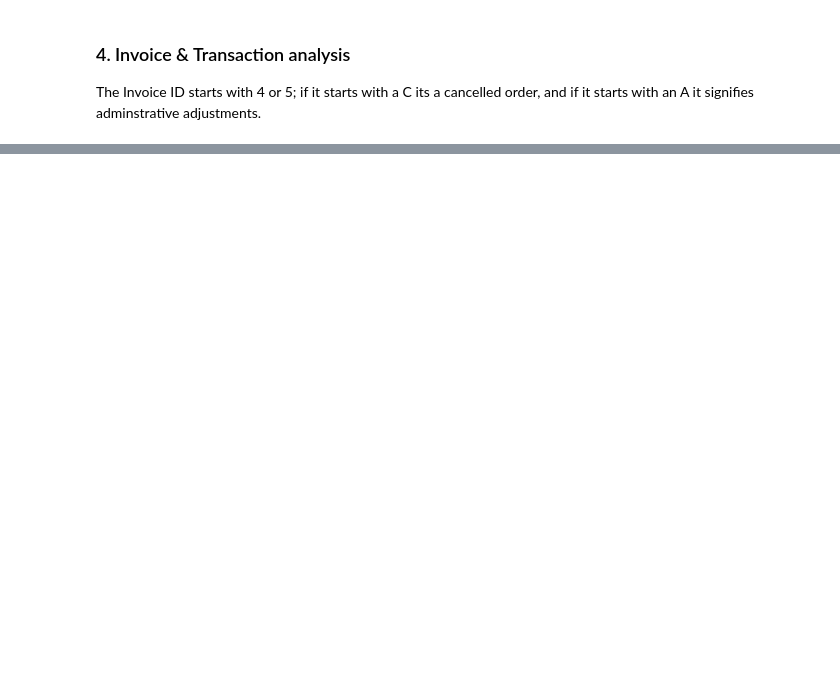
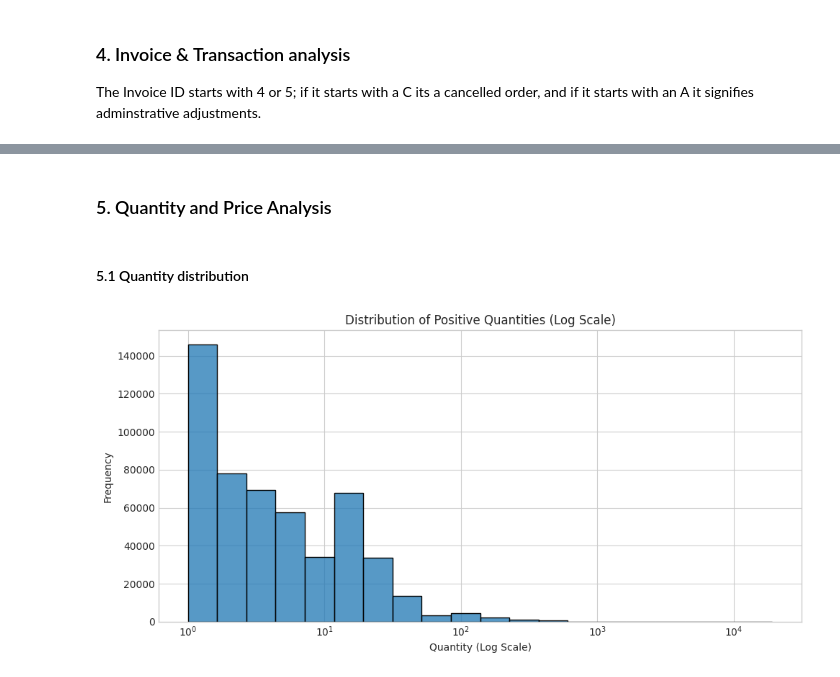
Before and after one commit to g-ritvik/online-retail-customer-analytics, a Jupyter notebook: notebooks/01_EDA.ipynb, the cells around one changed output, grey strips where cells are left out. Cells and saved outputs as stored; diff of their text form; code cells hidden in the pictures; blank space fills up the shorter version.

Commit message:
Complete exploratory data analysis

```diff
--- a/notebooks/01_EDA.ipynb
+++ b/notebooks/01_EDA.ipynb
@@ -11,6 +11,11 @@ import numpy as np
 import matplotlib.pyplot as plt
 import seaborn as sns
 from pathlib import Path
+# %%
+plt.style.use('seaborn-v0_8-whitegrid')
+plt.rcParams['font.sans-serif'] = 'Dejavu Sans'
+plt.rcParams['font.size'] = 10
+pd.set_option('display.max_columns', None)
 # %%
 PROJECT_ROOT = Path.cwd().parents[0]
 
@@ -236,0 +231,27 @@ print(pd.crosstab(
+# %%
+REPORTS_DIR_PATH = PROJECT_ROOT / "reports"
+FIGURE_DIR = REPORTS_DIR_PATH / "figures"
+FIGURE_DIR.mkdir(parents=True, exist_ok=True)
+# %% [markdown]
+### 5. Quantity and Price Analysis
+# %% [markdown]
+#### 5.1 Quantity distribution
+# %%
+plt.figure(figsize=(10, 5))
+
+sns.histplot(
+    data=df[df['Quantity'] > 0],
+    x='Quantity',
+    bins=20,
+    kde=False,
+    log_scale=True
+)
+
+plt.title('Distribution of Positive Quantities (Log Scale)')
+plt.xlabel('Quantity (Log Scale)')
+plt.ylabel('Frequency')
+plt.tight_layout()
+plt.savefig(FIGURE_DIR / 'positive_quantity_distr.png', dpi=300, bbox_inches='tight')
+plt.show()
+# %% [output]
+[figure, added]
```
Also changed, not shown: parts of 94 cells of this notebook, 12 other files.
